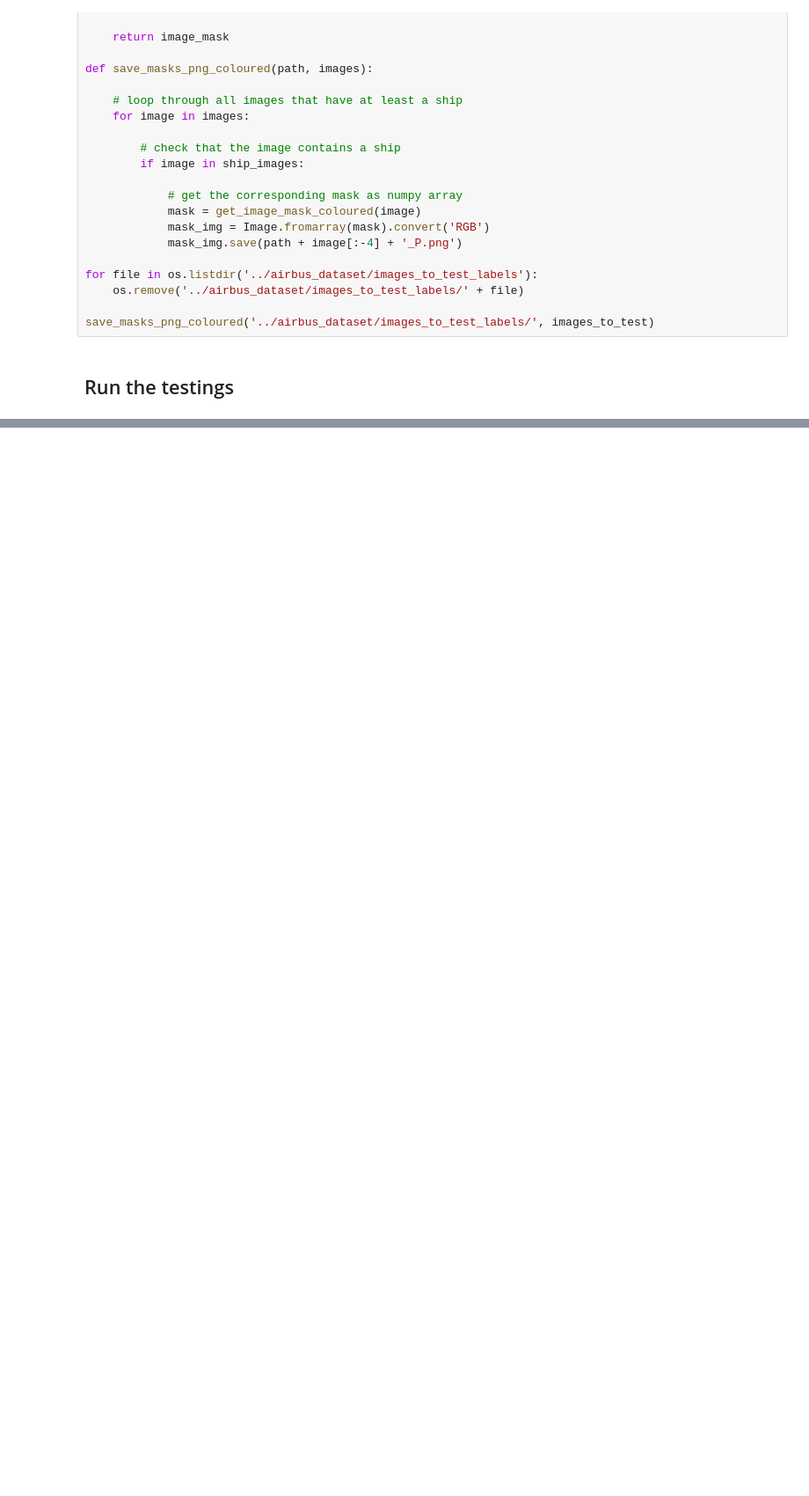
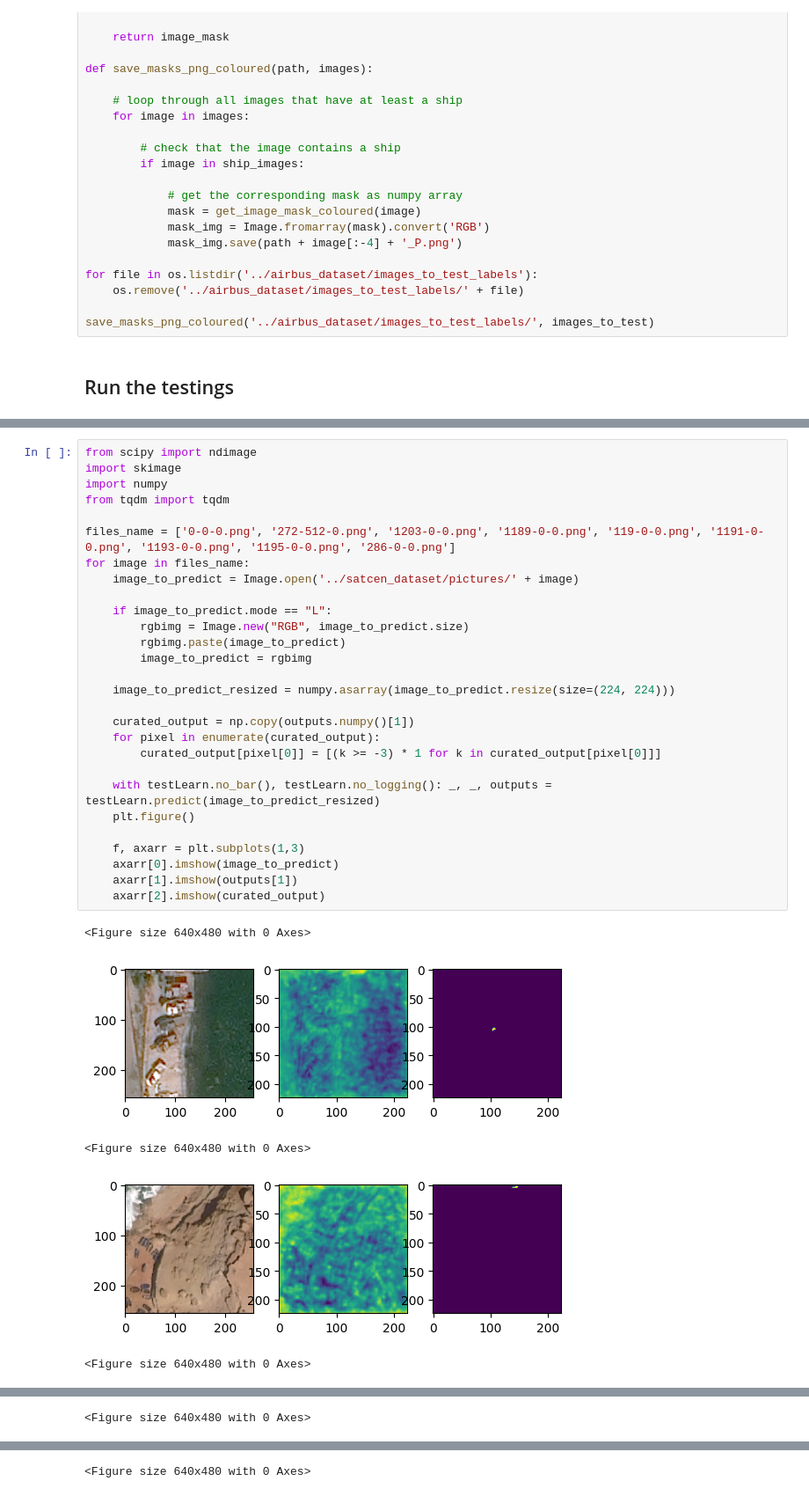
Before and after one commit to TasteDaBombDev/satcen-ship-detection, a Jupyter notebook: ship_detection/unet.ipynb, the cells around one changed output, grey strips where cells are left out. Shown at 88% size. Cells and saved outputs as stored; diff of their text form; blank space fills up the shorter version.

```diff
--- a/ship_detection/unet.ipynb
+++ b/ship_detection/unet.ipynb
@@ -423,0 +616,34 @@ print(F1Score)
+# %%
+from scipy import ndimage
+import skimage
+import numpy
+from tqdm import tqdm
+
+files_name = ['0-0-0.png', '272-512-0.png', '1203-0-0.png', '1189-0-0.png', '119-0-0.png', '1191-0-0.png', '1193-0-0.png', '1195-0-0.png', '286-0-0.png']
+for image in files_name:
+    image_to_predict = Image.open('../satcen_dataset/pictures/' + image)
+
+    if image_to_predict.mode == "L":
+        rgbimg = Image.new("RGB", image_to_predict.size)
+        rgbimg.paste(image_to_predict)
+        image_to_predict = rgbimg
+
+    image_to_predict_resized = numpy.asarray(image_to_predict.resize(size=(224, 224)))
+
+    curated_output = np.copy(outputs.numpy()[1])
+    for pixel in enumerate(curated_output):
+        curated_output[pixel[0]] = [(k >= -3) * 1 for k in curated_output[pixel[0]]]
+
+    with testLearn.no_bar(), testLearn.no_logging(): _, _, outputs = testLearn.predict(image_to_predict_resized)
+    plt.figure()
+
+    f, axarr = plt.subplots(1,3)
+    axarr[0].imshow(image_to_predict)
+    axarr[1].imshow(outputs[1])
+    axarr[2].imshow(curated_output)
+# %% [output]
+<Figure size 640x480 with 0 Axes>
+[figure, added]
+<Figure size 640x480 with 0 Axes>
+[figure, added]
+<Figure size 640x480 with 0 Axes>
@@ -423,0 +651 @@ print(F1Score)
+<Figure size 640x480 with 0 Axes>
@@ -423,0 +653 @@ print(F1Score)
+<Figure size 640x480 with 0 Axes>
```
Also changed, not shown: parts of 18 cells of this notebook, 6 other files.
